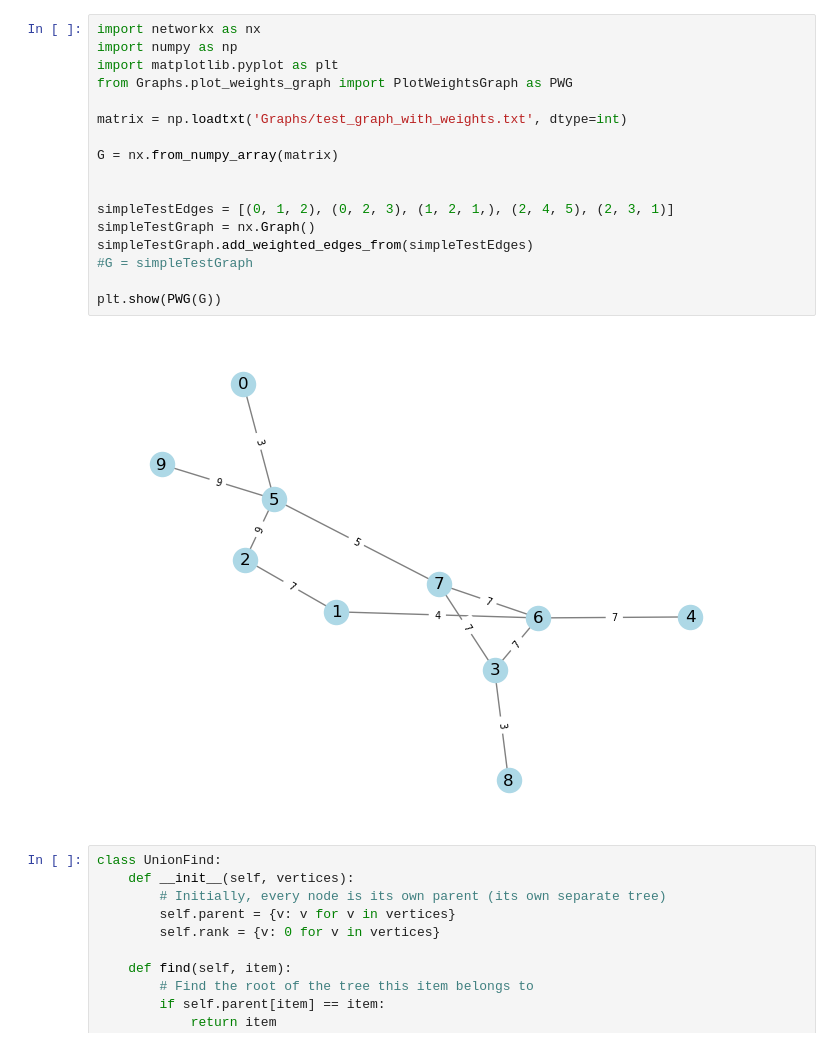
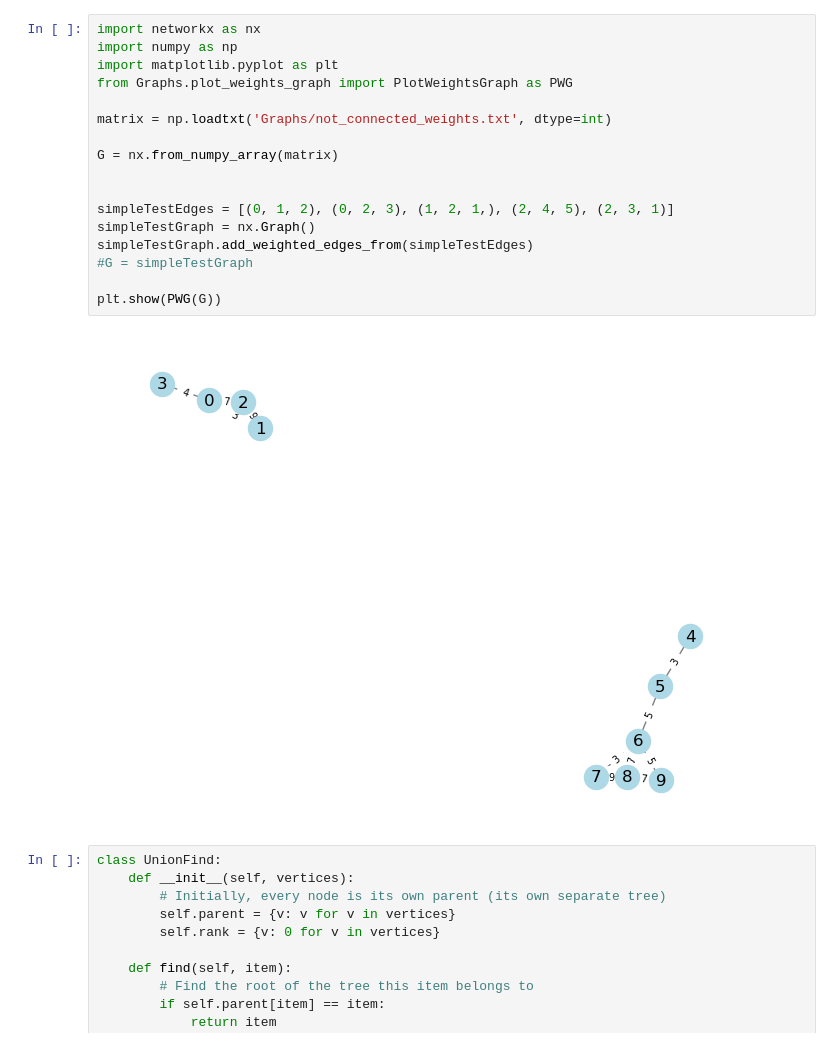
Before and after one commit to ludvigramsvik/Prims_and_Kruskals_Algorithms, a Jupyter notebook: Kruskals_Algorithem.ipynb, the cells around one changed output. Cells and saved outputs as stored; diff of their text form.

```diff
--- a/Kruskals_Algorithem.ipynb
+++ b/Kruskals_Algorithem.ipynb
@@ -1,22 +1,22 @@
 # %%
 import networkx as nx
 import numpy as np
 import matplotlib.pyplot as plt
 from Graphs.plot_weights_graph import PlotWeightsGraph as PWG
 
-matrix = np.loadtxt('Graphs/test_graph_with_weights.txt', dtype=int)
+matrix = np.loadtxt('Graphs/not_connected_weights.txt', dtype=int)
 
 G = nx.from_numpy_array(matrix)
 
 
 simpleTestEdges = [(0, 1, 2), (0, 2, 3), (1, 2, 1,), (2, 4, 5), (2, 3, 1)]
 simpleTestGraph = nx.Graph()
 simpleTestGraph.add_weighted_edges_from(simpleTestEdges)
 #G = simpleTestGraph
 
 plt.show(PWG(G))
 # %% [output]
-[figure, old version]
+[figure, new version]
 # %%
 class UnionFind:
     def __init__(self, vertices):
```
Also changed, not shown: parts of 3 cells of this notebook, 2 other files.
